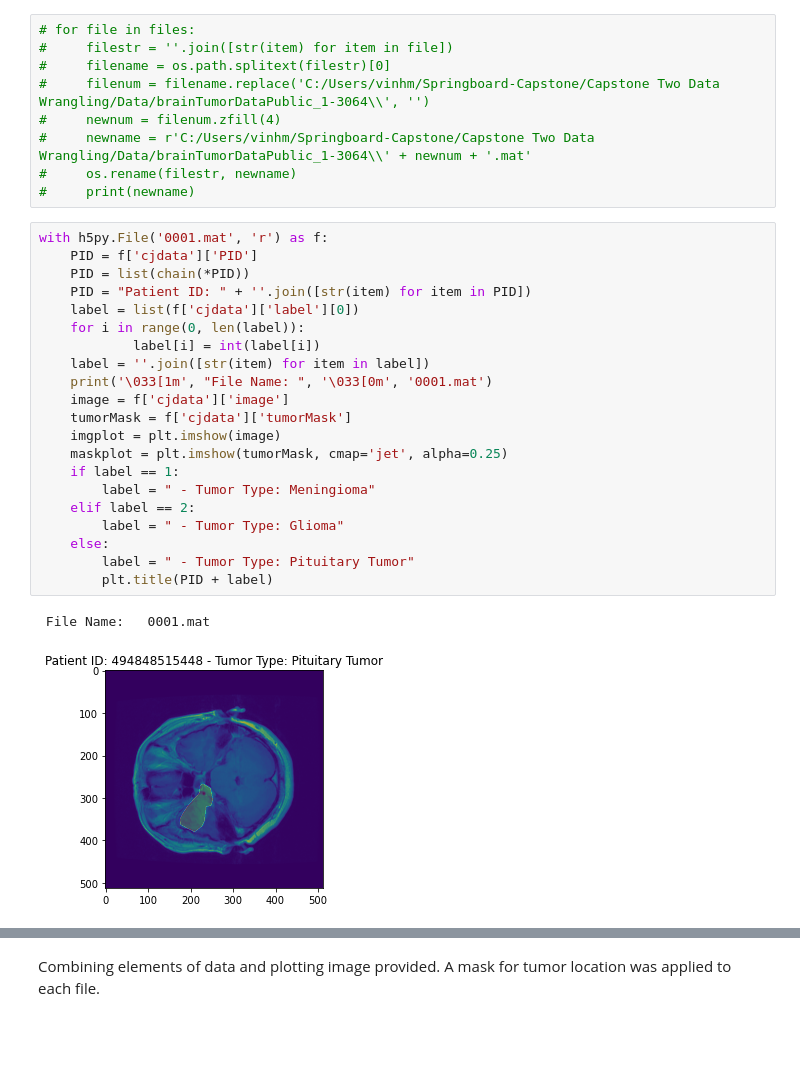
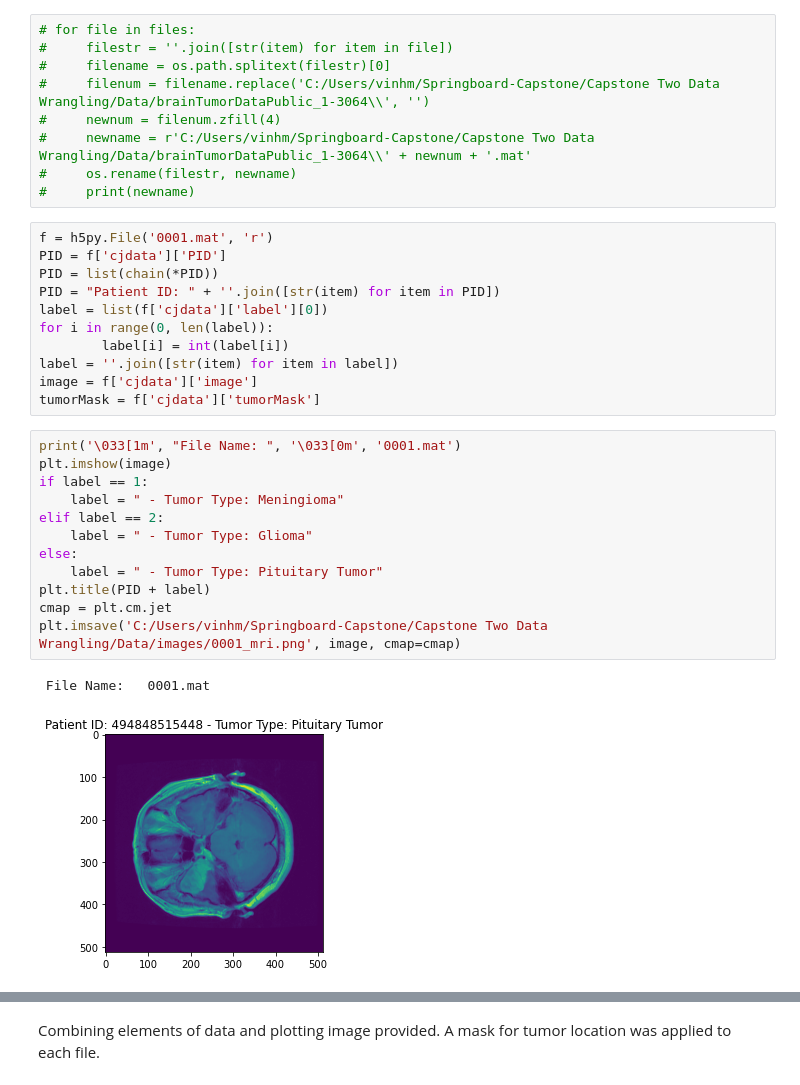
Before and after one commit to FatherVinyard/Springboard-Capstone, a Jupyter notebook: Capstone Two Exploratory Data Analysis.ipynb, the cells around one changed output, grey strips where cells are left out. Cells and saved outputs as stored; diff of their text form; blank space fills up the shorter version.

```diff
--- a/Capstone Two Exploratory Data Analysis.ipynb
+++ b/Capstone Two Exploratory Data Analysis.ipynb
@@ -88,27 +88,29 @@ Convert filename to include leading '0'
 #     os.rename(filestr, newname)
 #     print(newname)
 # %%
-with h5py.File('0001.mat', 'r') as f:
-    PID = f['cjdata']['PID']
-    PID = list(chain(*PID))
-    PID = "Patient ID: " + ''.join([str(item) for item in PID])
-    label = list(f['cjdata']['label'][0])
-    for i in range(0, len(label)):
-            label[i] = int(label[i])
-    label = ''.join([str(item) for item in label])
-    print('\033[1m', "File Name: ", '\033[0m', '0001.mat')
-    image = f['cjdata']['image']
-    tumorMask = f['cjdata']['tumorMask']
-    imgplot = plt.imshow(image)
-    maskplot = plt.imshow(tumorMask, cmap='jet', alpha=0.25)
-    if label == 1:
-        label = " - Tumor Type: Meningioma"
-    elif label == 2:
-        label = " - Tumor Type: Glioma"
-    else:
-        label = " - Tumor Type: Pituitary Tumor"
-        plt.title(PID + label)
+f = h5py.File('0001.mat', 'r')
+PID = f['cjdata']['PID']
+PID = list(chain(*PID))
+PID = "Patient ID: " + ''.join([str(item) for item in PID])
+label = list(f['cjdata']['label'][0])
+for i in range(0, len(label)):
+        label[i] = int(label[i])
+label = ''.join([str(item) for item in label])
+image = f['cjdata']['image']
+tumorMask = f['cjdata']['tumorMask']
-# %% [output]
- File Name:   0001.mat
-[figure, removed]
+# %%
+print('\033[1m', "File Name: ", '\033[0m', '0001.mat')
+plt.imshow(image)
+if label == 1:
+    label = " - Tumor Type: Meningioma"
+elif label == 2:
+    label = " - Tumor Type: Glioma"
+else:
+    label = " - Tumor Type: Pituitary Tumor"
+plt.title(PID + label)
+cmap = plt.cm.jet
+plt.imsave('C:/Users/vinhm/Springboard-Capstone/Capstone Two Data Wrangling/Data/images/0001_mri.png', image, cmap=cmap)
+# %% [output]
+ File Name:   0001.mat
+[figure, added]
 # %%
```
Also changed, not shown: parts of 6 cells of this notebook, 2 other files.
